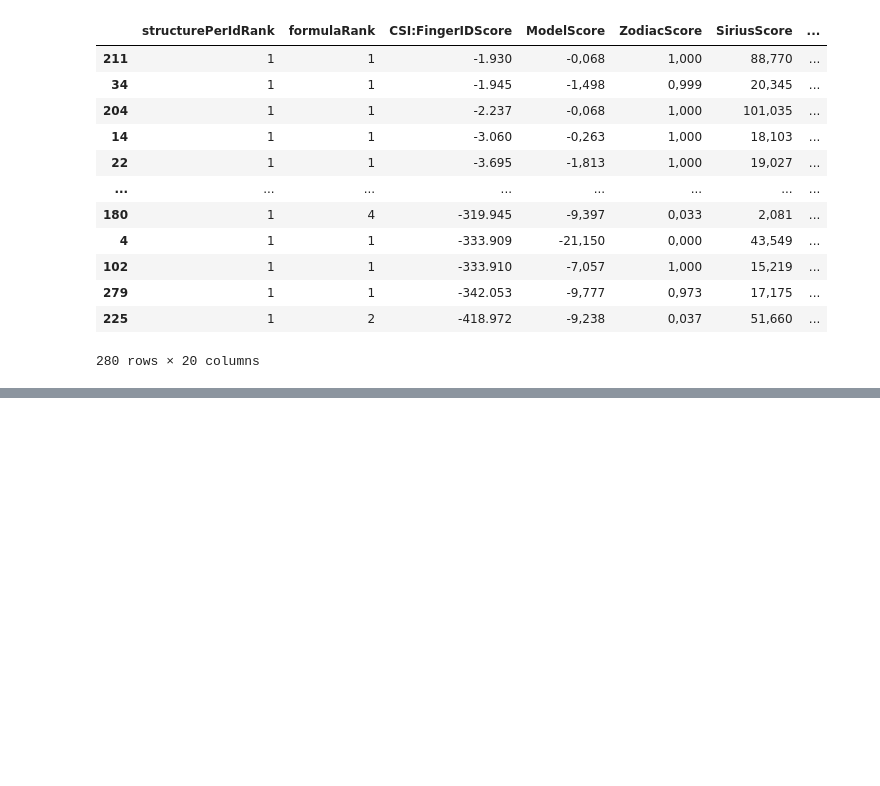
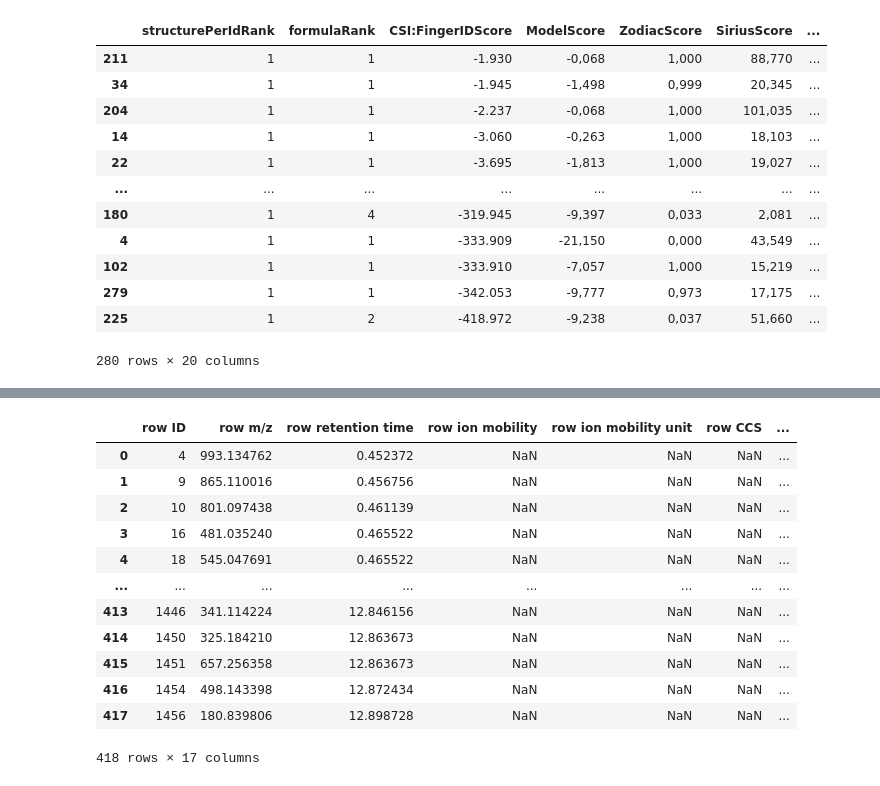
Before and after one commit to JosuaCarl/RAMPT, a Jupyter notebook: source/steps/analysis/merge_annotations.ipynb, the cells around one changed output, grey strips where cells are left out. Drawn from its saved outputs; the diff is of its cells as text; code cells hidden in the pictures; blank space fills up the shorter version.

```diff
--- a/source/steps/analysis/merge_annotations.ipynb
+++ b/source/steps/analysis/merge_annotations.ipynb
@@ -100,0 +122,16 @@ solid_sirius_denovo_structures
+# %%
+annot_df
+# %% [output]
+|  | row ID | row m/z | row retention time | row ion mobility | row ion mobility unit | row CCS | ... |
+| 0 | 4 | 993.134762 | 0.452372 | NaN | NaN | NaN | ... |
+| 1 | 9 | 865.110016 | 0.456756 | NaN | NaN | NaN | ... |
+| 2 | 10 | 801.097438 | 0.461139 | NaN | NaN | NaN | ... |
+| 3 | 16 | 481.035240 | 0.465522 | NaN | NaN | NaN | ... |
+| 4 | 18 | 545.047691 | 0.465522 | NaN | NaN | NaN | ... |
+| ... | ... | ... | ... | ... | ... | ... | ... |
+| 413 | 1446 | 341.114224 | 12.846156 | NaN | NaN | NaN | ... |
+| 414 | 1450 | 325.184210 | 12.863673 | NaN | NaN | NaN | ... |
+| 415 | 1451 | 657.256358 | 12.863673 | NaN | NaN | NaN | ... |
+| 416 | 1454 | 498.143398 | 12.872434 | NaN | NaN | NaN | ... |
+| 417 | 1456 | 180.839806 | 12.898728 | NaN | NaN | NaN | ... |
+418 rows × 17 columns
```
Also changed, not shown: parts of 2 cells of this notebook, 4 other files.
